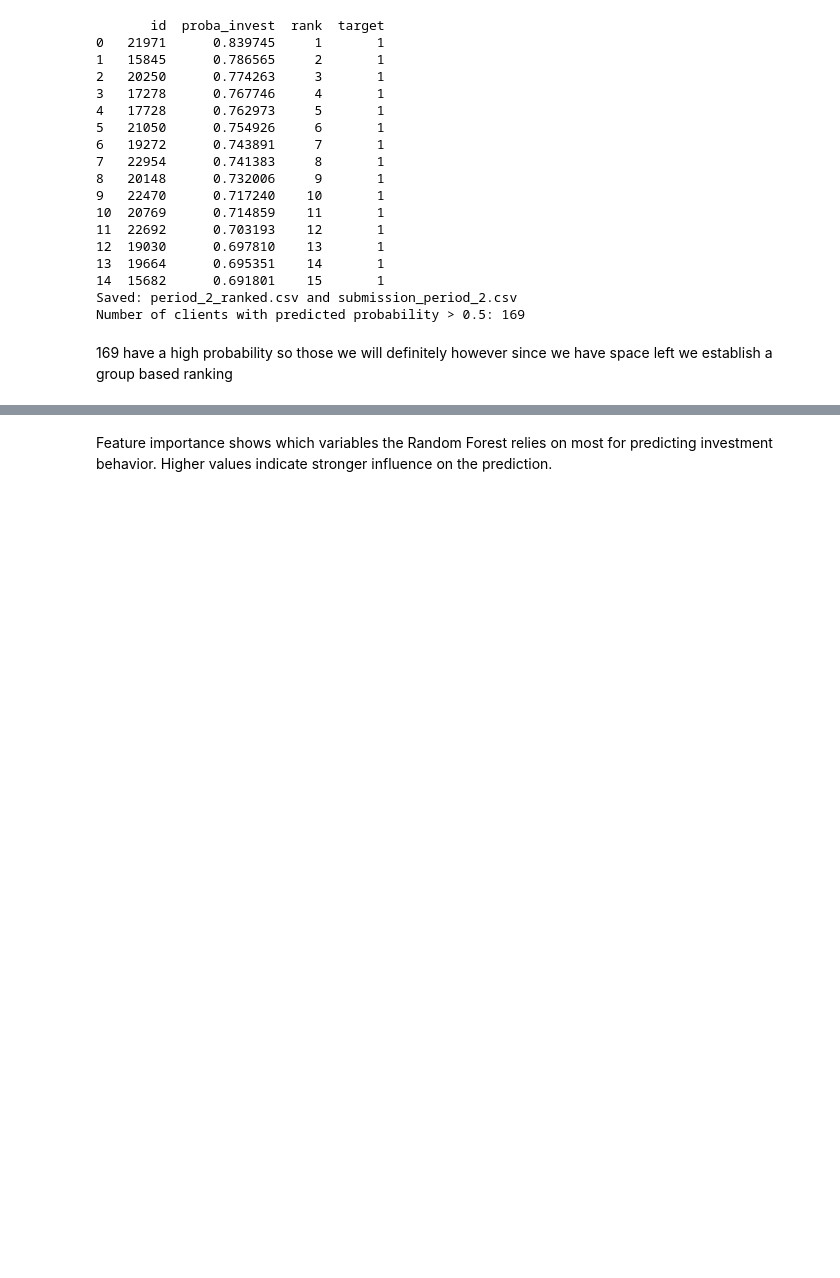
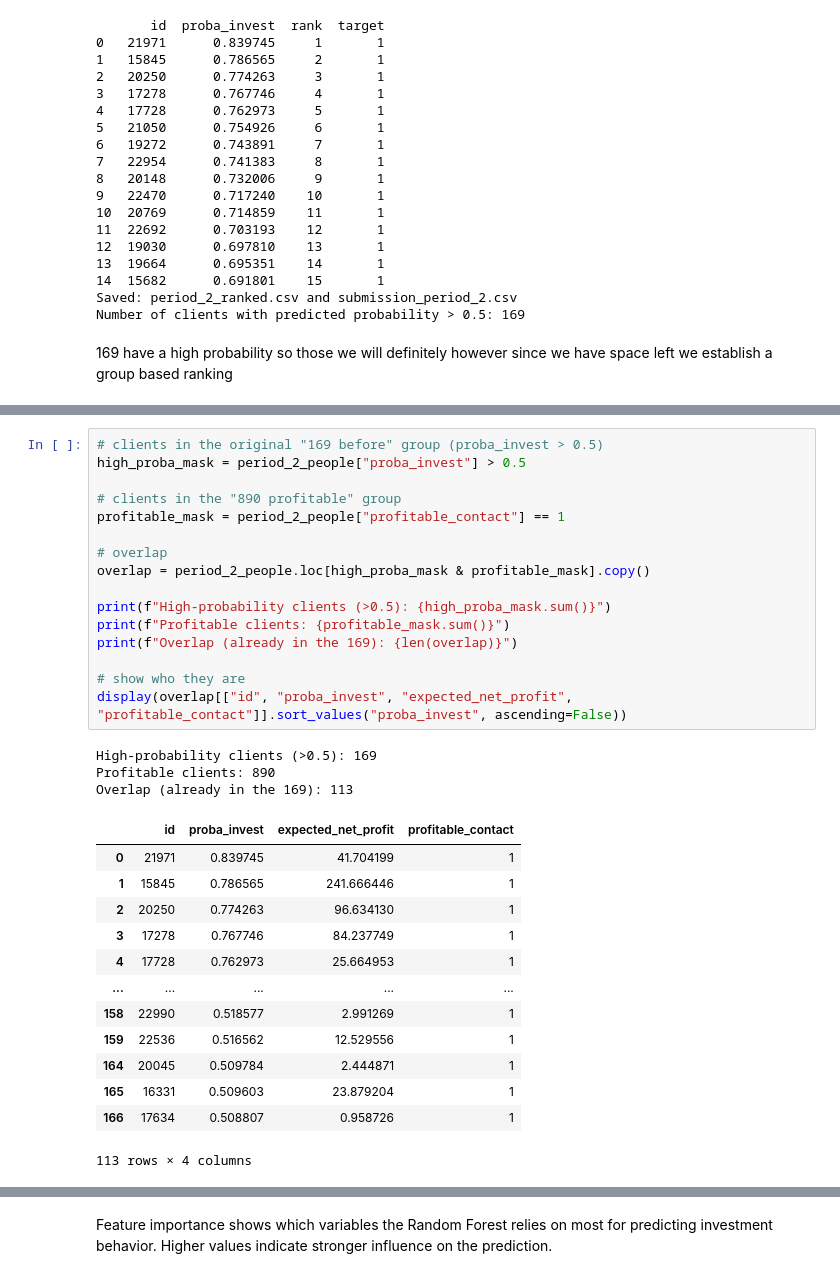
Before and after one commit to sguhring/Project_Catolica, a Jupyter notebook: Delivery_2.ipynb, the cells around one changed output, grey strips where cells are left out. Saved outputs shown, nothing was run; the diff lists cells and outputs as text; blank space fills up the shorter version.

```diff
--- a/Delivery_2.ipynb
+++ b/Delivery_2.ipynb
@@ -751 +934,34 @@ Number of clients with predicted probability > 0.5: 169
+# %%
+# clients in the original "169 before" group (proba_invest > 0.5)
+high_proba_mask = period_2_people["proba_invest"] > 0.5
+
+# clients in the "890 profitable" group
+profitable_mask = period_2_people["profitable_contact"] == 1
+
+# overlap
+overlap = period_2_people.loc[high_proba_mask & profitable_mask].copy()
+
+print(f"High-probability clients (>0.5): {high_proba_mask.sum()}")
+print(f"Profitable clients: {profitable_mask.sum()}")
+print(f"Overlap (already in the 169): {len(overlap)}")
+
+# show who they are
+display(overlap[["id", "proba_invest", "expected_net_profit", "profitable_contact"]].sort_values("proba_invest", ascending=False))
+# %% [output]
+High-probability clients (>0.5): 169
+Profitable clients: 890
+Overlap (already in the 169): 113
+|  | id | proba_invest | expected_net_profit | profitable_contact |
+| 0 | 21971 | 0.839745 | 41.704199 | 1 |
+| 1 | 15845 | 0.786565 | 241.666446 | 1 |
+| 2 | 20250 | 0.774263 | 96.634130 | 1 |
+| 3 | 17278 | 0.767746 | 84.237749 | 1 |
+| 4 | 17728 | 0.762973 | 25.664953 | 1 |
+| ... | ... | ... | ... | ... |
+| 158 | 22990 | 0.518577 | 2.991269 | 1 |
+| 159 | 22536 | 0.516562 | 12.529556 | 1 |
+| 164 | 20045 | 0.509784 | 2.444871 | 1 |
+| 165 | 16331 | 0.509603 | 23.879204 | 1 |
+| 166 | 17634 | 0.508807 | 0.958726 | 1 |
+113 rows × 4 columns
 # %%
```
Also changed, not shown: parts of 8 cells of this notebook, 1 other file.
